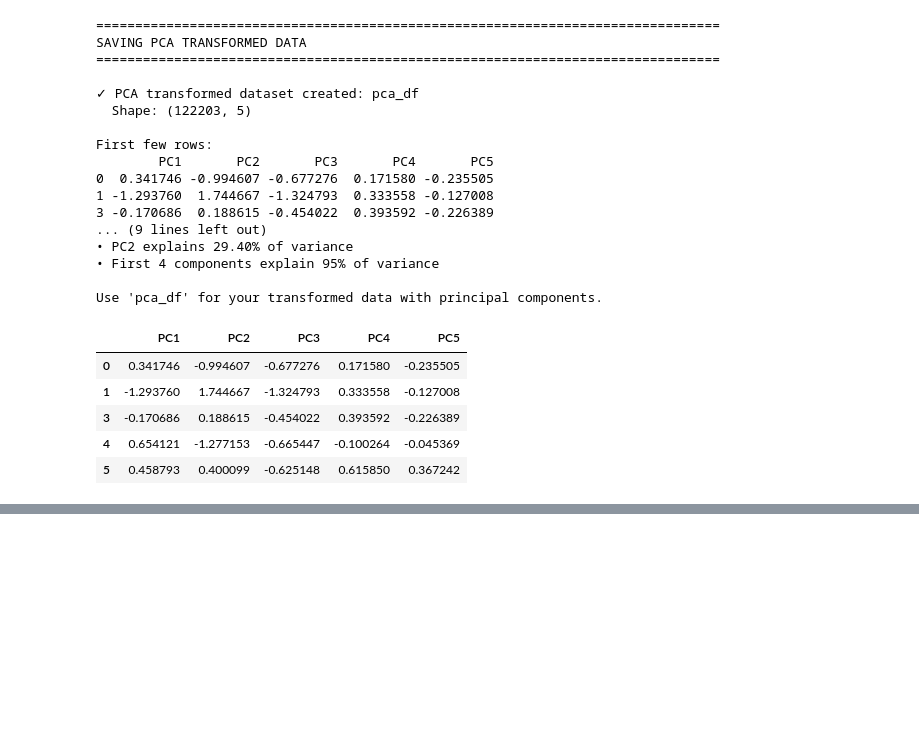
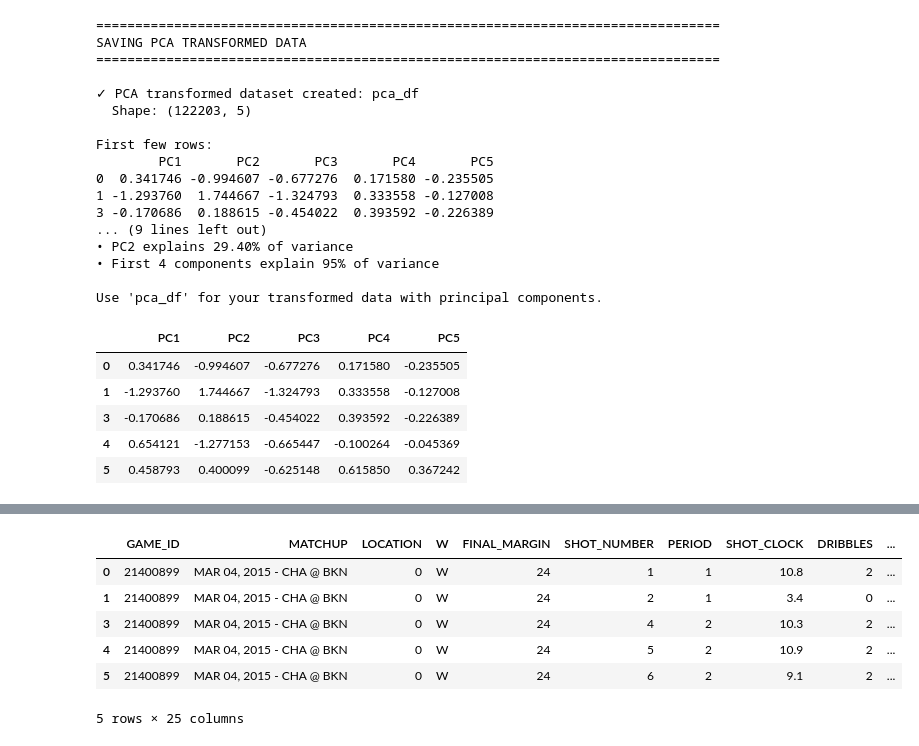
Before and after one commit to BugraAKKUS/NBA-Shot-Logs, a Jupyter notebook: pca_application.ipynb, the cells around one changed output, grey strips where cells are left out. Cells and saved outputs as stored; diff of their text form; code cells hidden in the pictures; blank space fills up the shorter version.

```diff
--- a/pca_application.ipynb
+++ b/pca_application.ipynb
@@ -1002,0 +1032,10 @@ KeyError: 'Cluster'
+# %%
+log_shots_pca.head()
+# %% [output]
+|  | GAME_ID | MATCHUP | LOCATION | W | FINAL_MARGIN | SHOT_NUMBER | PERIOD | SHOT_CLOCK | DRIBBLES | ... |
+| 0 | 21400899 | MAR 04, 2015 - CHA @ BKN | 0 | W | 24 | 1 | 1 | 10.8 | 2 | ... |
+| 1 | 21400899 | MAR 04, 2015 - CHA @ BKN | 0 | W | 24 | 2 | 1 | 3.4 | 0 | ... |
+| 3 | 21400899 | MAR 04, 2015 - CHA @ BKN | 0 | W | 24 | 4 | 2 | 10.3 | 2 | ... |
+| 4 | 21400899 | MAR 04, 2015 - CHA @ BKN | 0 | W | 24 | 5 | 2 | 10.9 | 2 | ... |
+| 5 | 21400899 | MAR 04, 2015 - CHA @ BKN | 0 | W | 24 | 6 | 2 | 9.1 | 2 | ... |
+5 rows × 25 columns
```
Also changed, not shown: parts of 2 cells of this notebook.
